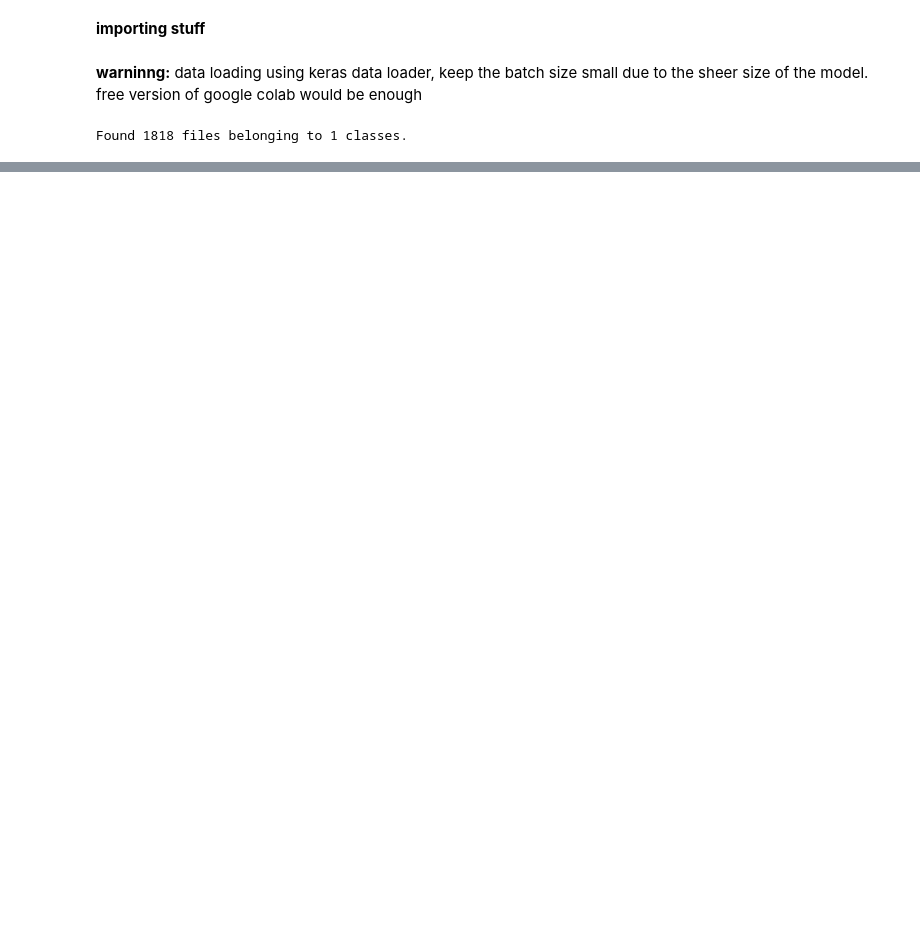
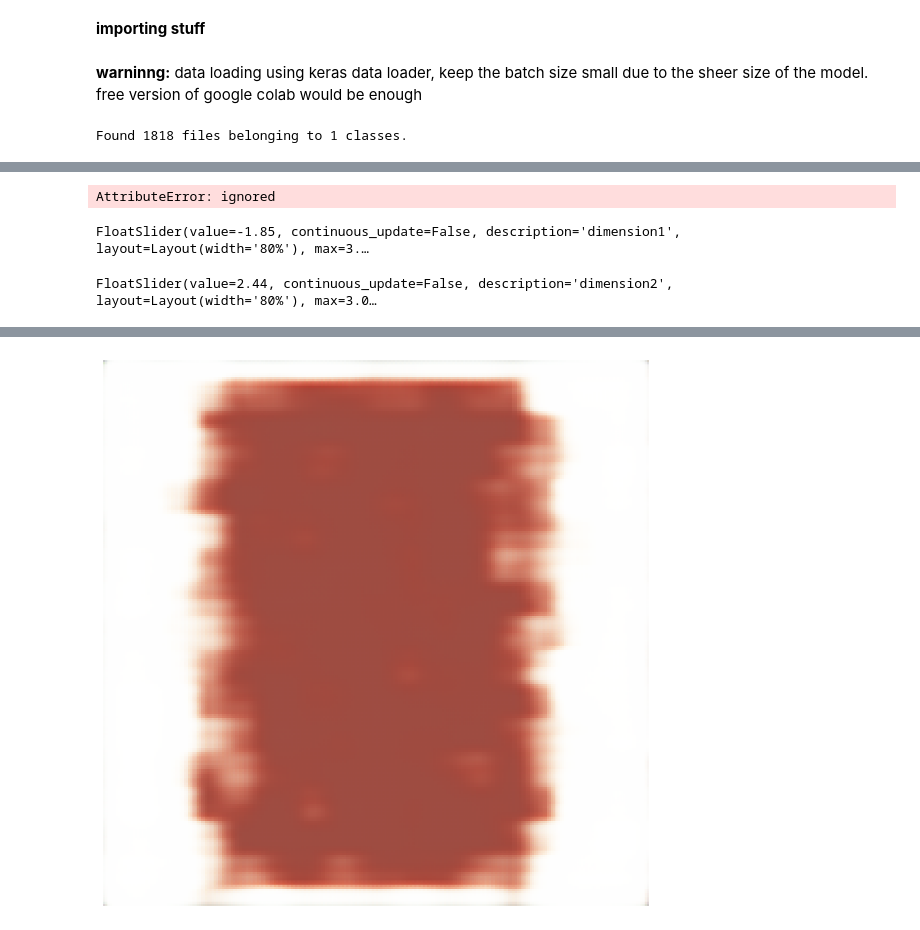
Before and after one commit to linomi/persian_carpet, a Jupyter notebook: vae.ipynb, the cells around one changed output, grey strips where cells are left out. Drawn from its saved outputs; the diff is of its cells as text; code cells hidden in the pictures; blank space fills up the shorter version.

```diff
--- a/vae.ipynb
+++ b/vae.ipynb
@@ -54,10 +58,10 @@ class Z_block(tf.keras.layers.Layer):
 latent_dim =2
 #encoder part
 encoder_in = Input(shape = (256,256,3))
-x = Conv2D(512,kernel_size = (3,3),padding = 'same',activation = 'elu',strides = 2)(encoder_in)
-x = Conv2D(256,kernel_size = (3,3),padding = 'same',activation = 'elu',strides = 2)(x)
-x = Conv2D(128,kernel_size = (3,3),padding = 'same',activation = 'elu',strides = 2)(x)
-x = Conv2D(128,kernel_size = (3,3),padding = 'same',activation = 'elu',strides = 2)(x)
+x = Conv2D(512,kernel_size = (10,10),padding = 'same',activation = 'elu',strides = 2)(encoder_in)
+x = Conv2D(256,kernel_size = (4,4),padding = 'same',activation = 'elu',strides = 2)(x)
+x = Conv2D(128,kernel_size = (4,4),padding = 'same',activation = 'elu',strides = 2)(x)
+x = Conv2D(128,kernel_size = (4,4),padding = 'same',activation = 'elu',strides = 2)(x)
 x = Flatten()(x)
 x = Dense(16,activation = 'elu')(x)
 z_mean = Dense(latent_dim, name="z_mean")(x)
@@ -93,7 +97,7 @@ x = Conv2DTranspose(256,kernel_size = (4,4),padding = 'same',activation = 'relu'
 x = Conv2DTranspose(128,kernel_size = (4,4),padding = 'same',activation = 'relu',strides = 2)(x)
 x = Conv2DTranspose(128,kernel_size = (4,4),padding = 'same',activation = 'relu',strides = 2)(x)
 
-x = Conv2DTranspose(3,kernel_size = (4,4),padding = 'same',activation = 'elu',strides = 1)(x)
+x = Conv2DTranspose(3,kernel_size = (4,4),padding = 'same',activation = 'sigmoid',strides = 1)(x)
 decoder = Model(latent_out,x,name = 'decoder')
 decoder.summary()
 # %% [output]
@@ -154,7 +158,7 @@ class VAE(tf.keras.Model):
         }
 # %%
 vae = VAE(encoder, decoder)
-vae.compile(optimizer=tf.keras.optimizers.Adam())
+vae.compile(optimizer=tf.keras.optimizers.Adam(0.00001))
 # %%
-vae.fit(dataset,epochs =2 )
+vae.fit(dataset,epochs =10 )
 # %% [output]
@@ -175,0 +190,4 @@ for x in dataset:
+# %%
+c.shape
+# %% [output]
+AttributeError: ignored
@@ -175,0 +198,45 @@ for x in dataset:
+# %%
+from IPython.display import display
+import ipywidgets as widgets
+from IPython.display import display, Image, clear_output
+
+plt.figure(figsize= (20,20))
+def func(sliders):
+    # Clear the previous image
+    clear_output(wait=True)
+    z_input = np.ones((1, latent_dim))
+    for i, slider in enumerate(sliders):
+        z_input[0, i] = slider.value
+
+    out_pic = vae.decoder.predict(z_input, verbose=False)
+    display(*sliders,button)
+    # Display the new image
+    plt.figure(figsize= (10,10))
+    plt.imshow(out_pic[0])
+    plt.axis('off')
+    plt.show()
+
+
+s = []
+for dim in range(1,latent_dim+1):
+  w = widgets.FloatSlider(
+    value=0,
+    min=-3,
+    max=3,
+    step=0.01,
+    description='dimension'+str(dim),
+    disabled=False,
+    continuous_update=False,
+    orientation='horizontal',
+    readout=True,
+    readout_format='.6f',
+    layout=widgets.Layout(width='80%')
+  )
+  display(w)
+  s.append(w)
+button = widgets.Button(description="Execute")
+button.on_click(lambda _: func(s))
+display(button)
+# %% [output]
+FloatSlider(value=-1.85, continuous_update=False, description='dimension1', layout=Layout(width='80%'), max=3.…
+FloatSlider(value=2.44, continuous_update=False, description='dimension2', layout=Layout(width='80%'), max=3.0…
@@ -175,0 +244 @@ for x in dataset:
+[figure, added]
```
Also changed, not shown: parts of 10 cells of this notebook.
